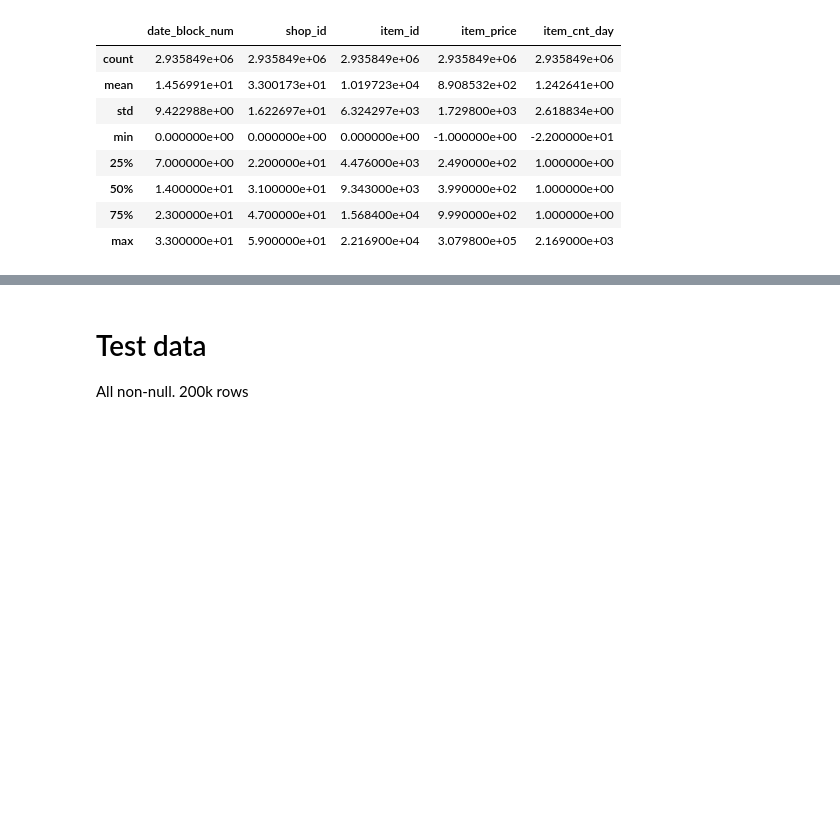
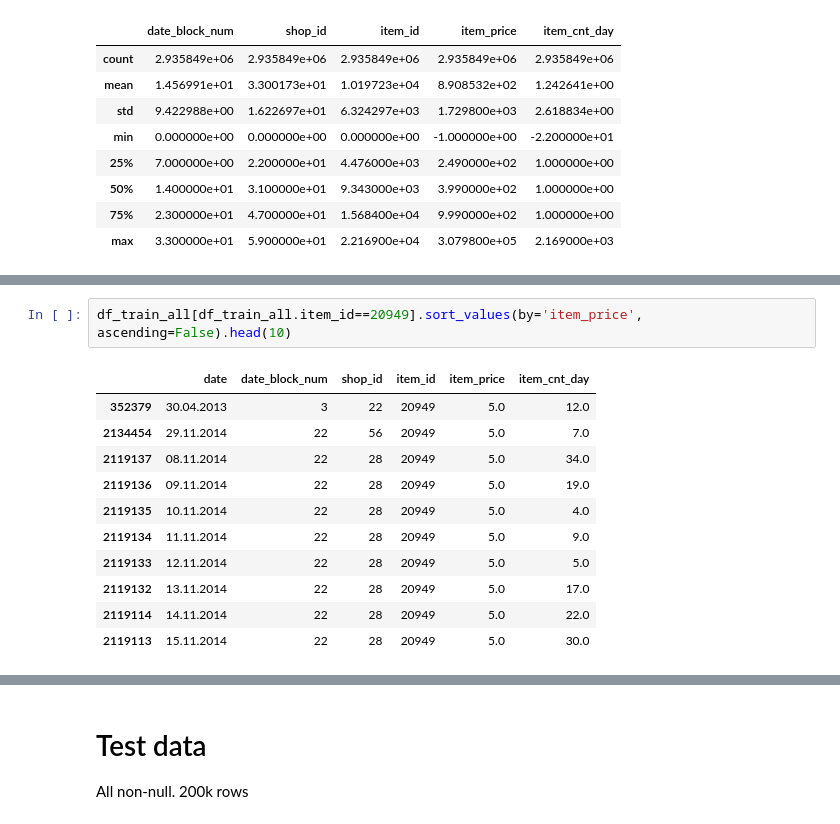
Before and after one commit to keijak/kaggle-pub, a Jupyter notebook: sales1c/eda.ipynb, the cells around one changed output, grey strips where cells are left out. Saved outputs shown, nothing was run; the diff lists cells and outputs as text; blank space fills up the shorter version.

```diff
--- a/sales1c/eda.ipynb
+++ b/sales1c/eda.ipynb
@@ -91,0 +112,14 @@ df_train_all[df_train_all.item_cnt_day > 700]
+# %%
+df_train_all[df_train_all.item_id==20949].sort_values(by='item_price', ascending=False).head(10)
+# %% [output]
+|  | date | date_block_num | shop_id | item_id | item_price | item_cnt_day |
+| 352379 | 30.04.2013 | 3 | 22 | 20949 | 5.0 | 12.0 |
+| 2134454 | 29.11.2014 | 22 | 56 | 20949 | 5.0 | 7.0 |
+| 2119137 | 08.11.2014 | 22 | 28 | 20949 | 5.0 | 34.0 |
+| 2119136 | 09.11.2014 | 22 | 28 | 20949 | 5.0 | 19.0 |
+| 2119135 | 10.11.2014 | 22 | 28 | 20949 | 5.0 | 4.0 |
+| 2119134 | 11.11.2014 | 22 | 28 | 20949 | 5.0 | 9.0 |
+| 2119133 | 12.11.2014 | 22 | 28 | 20949 | 5.0 | 5.0 |
+| 2119132 | 13.11.2014 | 22 | 28 | 20949 | 5.0 | 17.0 |
+| 2119114 | 14.11.2014 | 22 | 28 | 20949 | 5.0 | 22.0 |
+| 2119113 | 15.11.2014 | 22 | 28 | 20949 | 5.0 | 30.0 |
```
Also changed, not shown: parts of 9 cells of this notebook, 1 other file.
